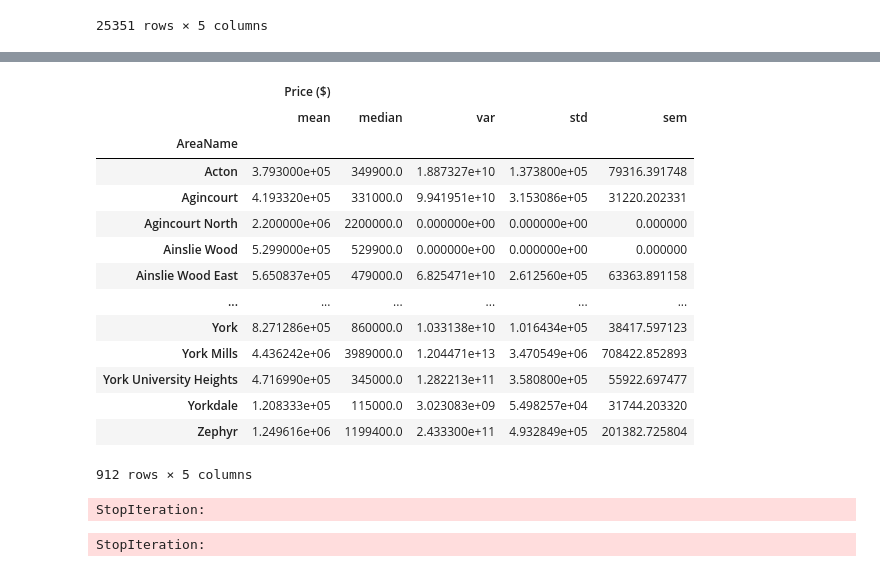
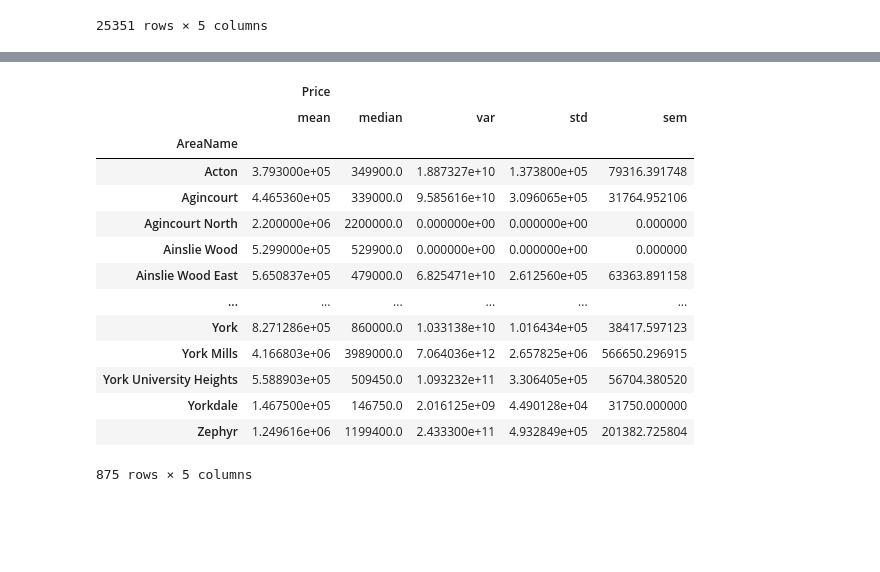
Before and after one commit to a-matos/Project_Housing_Market_ON, a Jupyter notebook: Code/housing_market.ipynb, the cells around one changed output, grey strips where cells are left out. Drawn from its saved outputs; the diff is of its cells as text; code cells hidden in the pictures; blank space fills up the shorter version.

```diff
--- a/Code/housing_market.ipynb
+++ b/Code/housing_market.ipynb
@@ -41,3 +56,6 @@ data_df
 | 25349 | 212 ALVIN ROAD Ottawa, ON | Rockcliffe - Manor Park | 295000 | 45.453838 | -75.650040 |
 | 25350 | BARTON Street BARTON Street Stone... | Stoney Creek | 1595000 | 43.220070 | -79.689835 |
 25351 rows × 5 columns
+# %%
+data_df.rename(columns={'Price ($)': 'Price'}, inplace=True)
+data_df
@@ -43,0 +76,3 @@ data_df
+# %%
+data_df.rename(columns={'Unnamed: 0': 'ID', 'Price ($)': 'Price'}, inplace=True)
+data_df.columns
@@ -60,0 +119,4 @@ clean_data_df
+# %%
+#Eliminating houses with price <= 100000 and >= 10000000
+clean_data_df = clean_data_df[(clean_data_df['Price'] >= 100000) & (clean_data_df['Price'] <= 10000000)]
+clean_data_df
@@ -61,30 +137,20 @@ clean_data_df
 # %%
-grouped = clean_data_df.groupby("AreaName")
-area_data_df = grouped.agg({"Price ($)": ["mean","median","var","std","sem"]})
+grouped = clean_data_df.groupby(["AreaName"])
+area_data_df = grouped.agg({"Price": ["mean","median","var","std","sem"]})
 area_data_df.dropna()
 # %% [output]
-|  | Price ($) |  |  |  |  |
+|  | Price |  |  |  |  |
 |  | mean | median | var | std | sem |
 | AreaName |  |  |  |  |  |
 | Acton | 3.793000e+05 | 349900.0 | 1.887327e+10 | 1.373800e+05 | 79316.391748 |
-| Agincourt | 4.193320e+05 | 331000.0 | 9.941951e+10 | 3.153086e+05 | 31220.202331 |
+| Agincourt | 4.465360e+05 | 339000.0 | 9.585616e+10 | 3.096065e+05 | 31764.952106 |
 | Agincourt North | 2.200000e+06 | 2200000.0 | 0.000000e+00 | 0.000000e+00 | 0.000000 |
 | Ainslie Wood | 5.299000e+05 | 529900.0 | 0.000000e+00 | 0.000000e+00 | 0.000000 |
 | Ainslie Wood East | 5.650837e+05 | 479000.0 | 6.825471e+10 | 2.612560e+05 | 63363.891158 |
 | ... | ... | ... | ... | ... | ... |
 | York | 8.271286e+05 | 860000.0 | 1.033138e+10 | 1.016434e+05 | 38417.597123 |
-| York Mills | 4.436242e+06 | 3989000.0 | 1.204471e+13 | 3.470549e+06 | 708422.852893 |
-| York University Heights | 4.716990e+05 | 345000.0 | 1.282213e+11 | 3.580800e+05 | 55922.697477 |
-| Yorkdale | 1.208333e+05 | 115000.0 | 3.023083e+09 | 5.498257e+04 | 31744.203320 |
+| York Mills | 4.166803e+06 | 3989000.0 | 7.064036e+12 | 2.657825e+06 | 566650.296915 |
+| York University Heights | 5.588903e+05 | 509450.0 | 1.093232e+11 | 3.306405e+05 | 56704.380520 |
+| Yorkdale | 1.467500e+05 | 146750.0 | 2.016125e+09 | 4.490128e+04 | 31750.000000 |
 | Zephyr | 1.249616e+06 | 1199400.0 | 2.433300e+11 | 4.932849e+05 | 201382.725804 |
-912 rows × 5 columns
+875 rows × 5 columns
-# %%
-Price_dicts = {
-    "Mean Price" : area_mean,
-    "AreaName" : area_data
-}
-Price_dfs = pd.DataFrame(Price_dicts)
-Price_dfs
-# %% [output]
-StopIteration:
-StopIteration:
```
Also changed, not shown: parts of 13 cells of this notebook.
